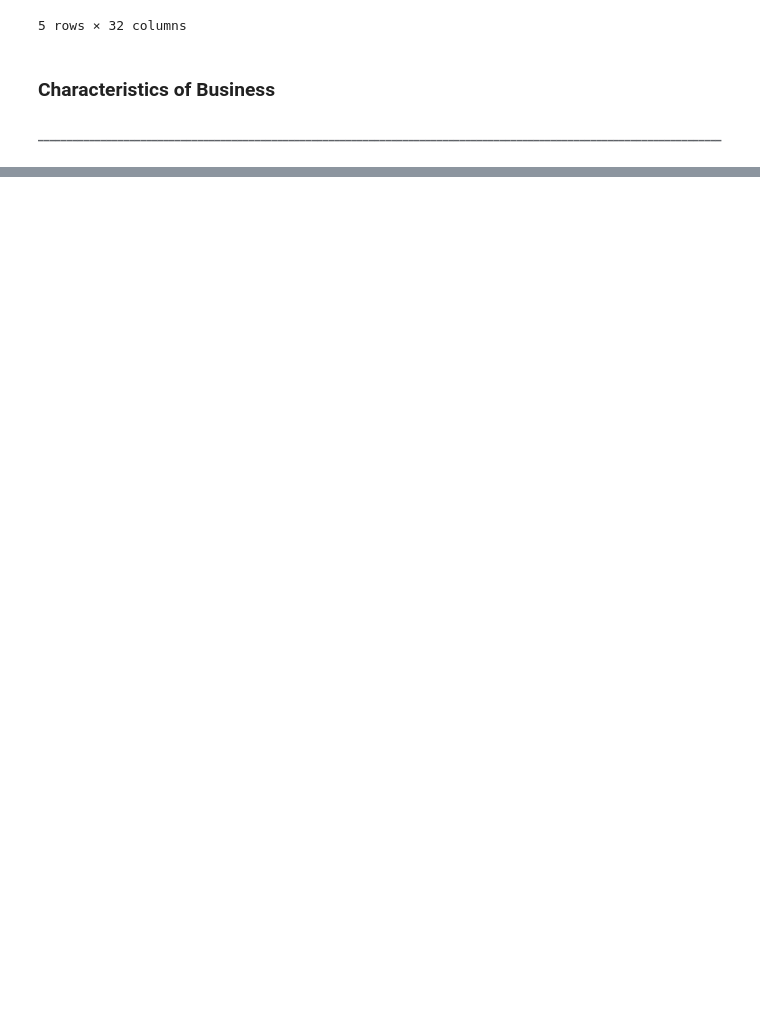
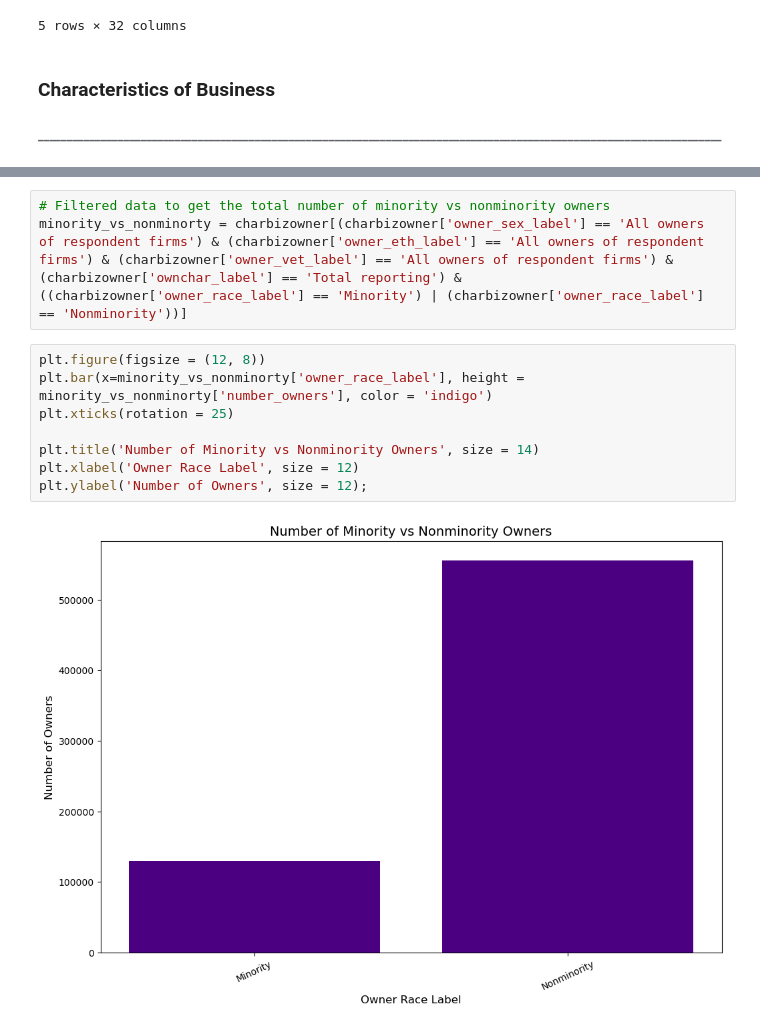
Before and after one commit to FinnMcSweeney/asmt-08-group1, a Jupyter notebook: asmt-08.ipynb, the cells around one changed output, grey strips where cells are left out. Cells and saved outputs as stored; diff of their text form; blank space fills up the shorter version.

```diff
--- a/asmt-08.ipynb
+++ b/asmt-08.ipynb
@@ -43,0 +108,13 @@ companysummary.reset_index(inplace = True, drop = True)
+# %%
+# Filtered data to get the total number of minority vs nonminority owners
+minority_vs_nonminorty = charbizowner[(charbizowner['owner_sex_label'] == 'All owners of respondent firms') & (charbizowner['owner_eth_label'] == 'All owners of respondent firms') & (charbizowner['owner_vet_label'] == 'All owners of respondent firms') & (charbizowner['ownchar_label'] == 'Total reporting') & ((charbizowner['owner_race_label'] == 'Minority') | (charbizowner['owner_race_label'] == 'Nonminority'))]
+# %%
+plt.figure(figsize = (12, 8))
+plt.bar(x=minority_vs_nonminorty['owner_race_label'], height = minority_vs_nonminorty['number_owners'], color = 'indigo')
+plt.xticks(rotation = 25)
+
+plt.title('Number of Minority vs Nonminority Owners', size = 14)
+plt.xlabel('Owner Race Label', size = 12)
+plt.ylabel('Number of Owners', size = 12);
+# %% [output]
+[figure, added]
```
Also changed, not shown: parts of 23 cells of this notebook.
